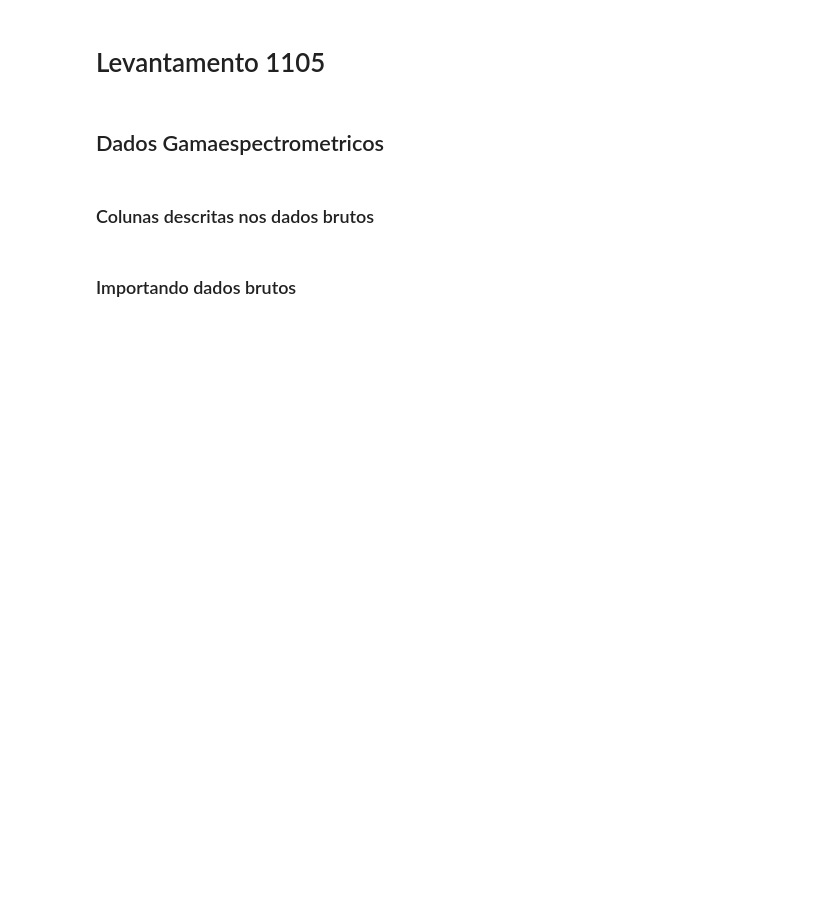
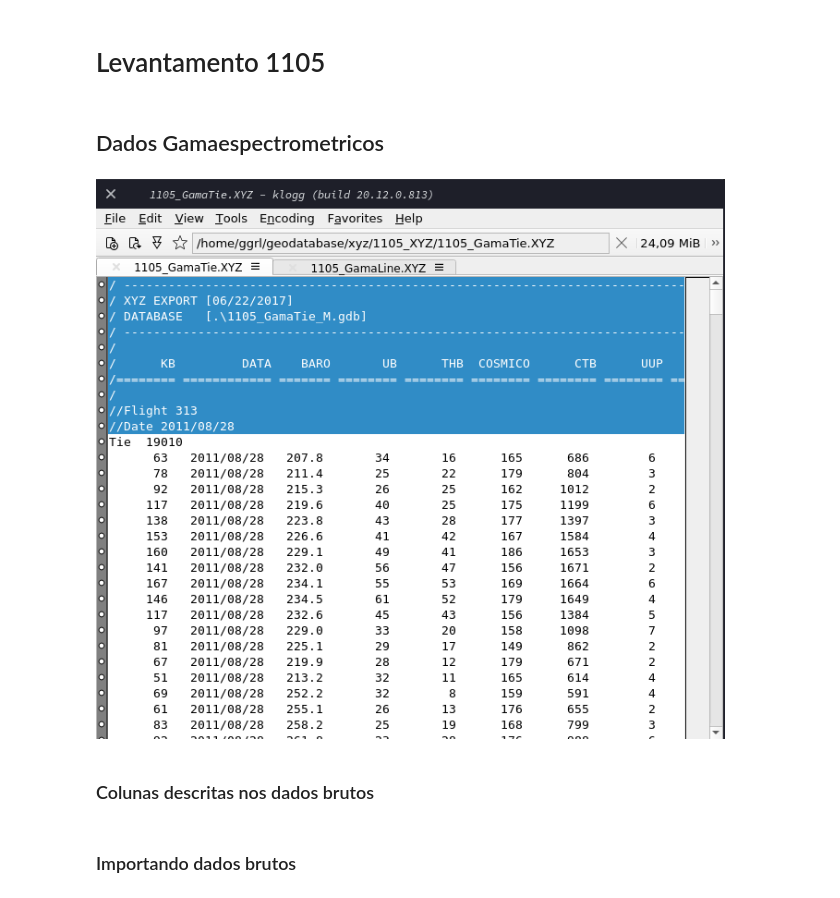
Before and after one commit to Gabriel-Goes/mapeamento_litologico_preditivo, a Jupyter notebook: 2-Pandas:Reading_XYZ_files_from_CPRM_DataBase.ipynb, the cells around one changed output. Saved outputs shown, nothing was run; the diff lists cells and outputs as text; code cells hidden in the pictures; blank space fills up the shorter version.

```diff
--- a/2-Pandas:Reading_XYZ_files_from_CPRM_DataBase.ipynb
+++ b/2-Pandas:Reading_XYZ_files_from_CPRM_DataBase.ipynb
@@ -8,6 +24,10 @@
 # Levantamento 1105
 # %% [markdown]
 ## Dados Gamaespectrometricos
+# %%
+Image('imagens/klogg_gline_1105.png')
+# %% [output]
+[figure, added]
 # %% [markdown]
 ### Colunas descritas nos dados brutos
 # %%
```
Also changed, not shown: parts of 37 cells of this notebook, 7 other files.
